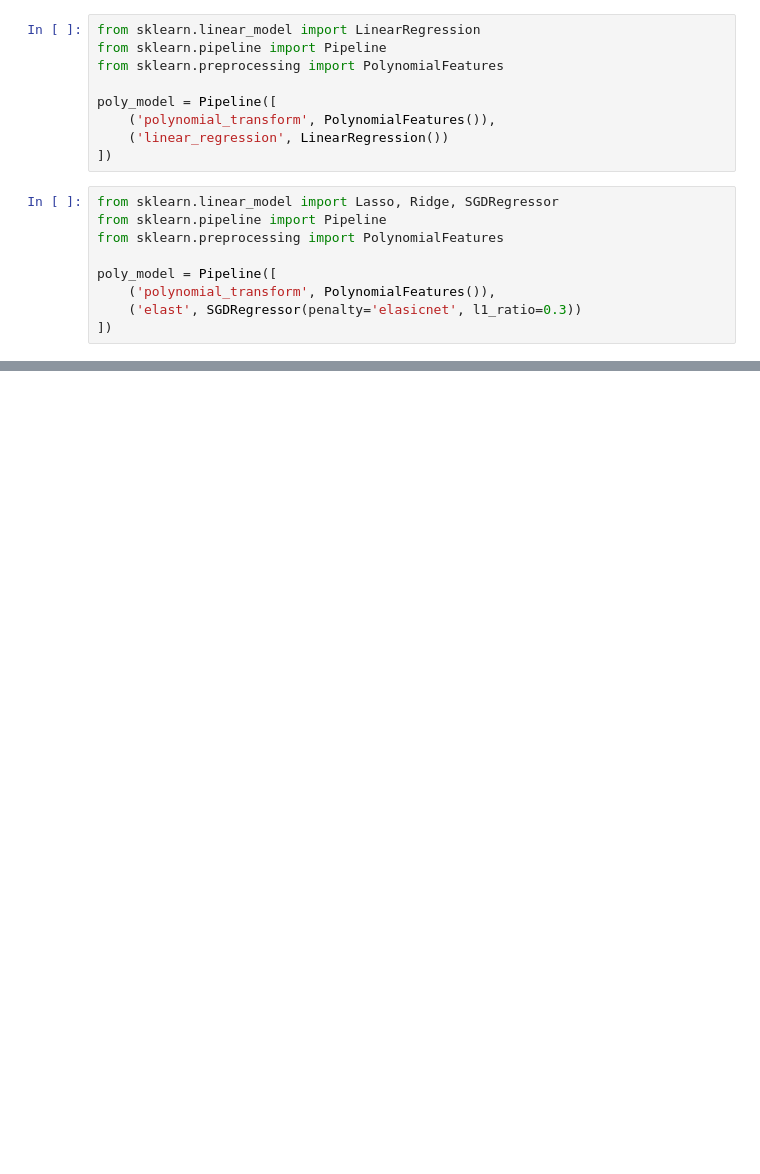
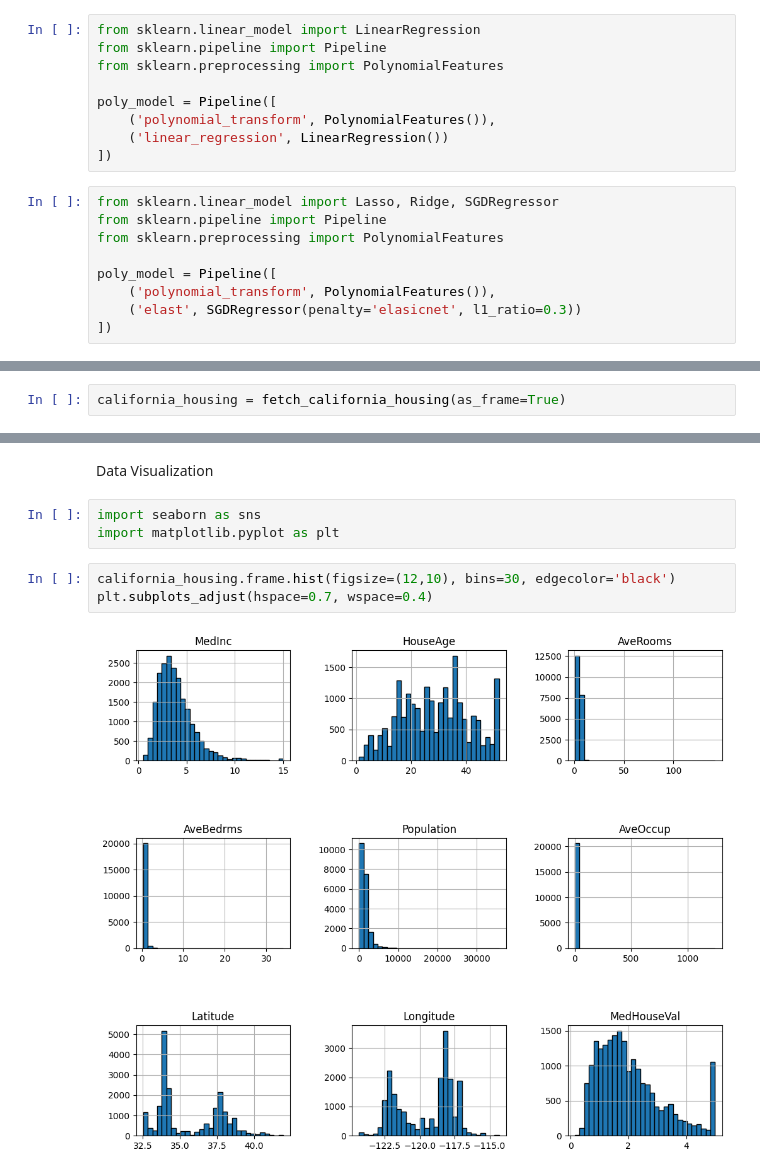
Before and after one commit to rohitblpprajapat/100-days-of-code, a Jupyter notebook: week5.ipynb, the cells around one changed output, grey strips where cells are left out. Saved outputs shown, nothing was run; the diff lists cells and outputs as text; blank space fills up the shorter version.

```diff
--- a/week5.ipynb
+++ b/week5.ipynb
@@ -20,0 +44,2 @@ poly_model = Pipeline([
+# %%
+california_housing = fetch_california_housing(as_frame=True)
@@ -20,0 +146,10 @@ poly_model = Pipeline([
+# %% [markdown]
+Data Visualization
+# %%
+import seaborn as sns
+import matplotlib.pyplot as plt
+# %%
+california_housing.frame.hist(figsize=(12,10), bins=30, edgecolor='black')
+plt.subplots_adjust(hspace=0.7, wspace=0.4)
+# %% [output]
+[figure, added]
```
Also changed, not shown: parts of 73 cells of this notebook.
